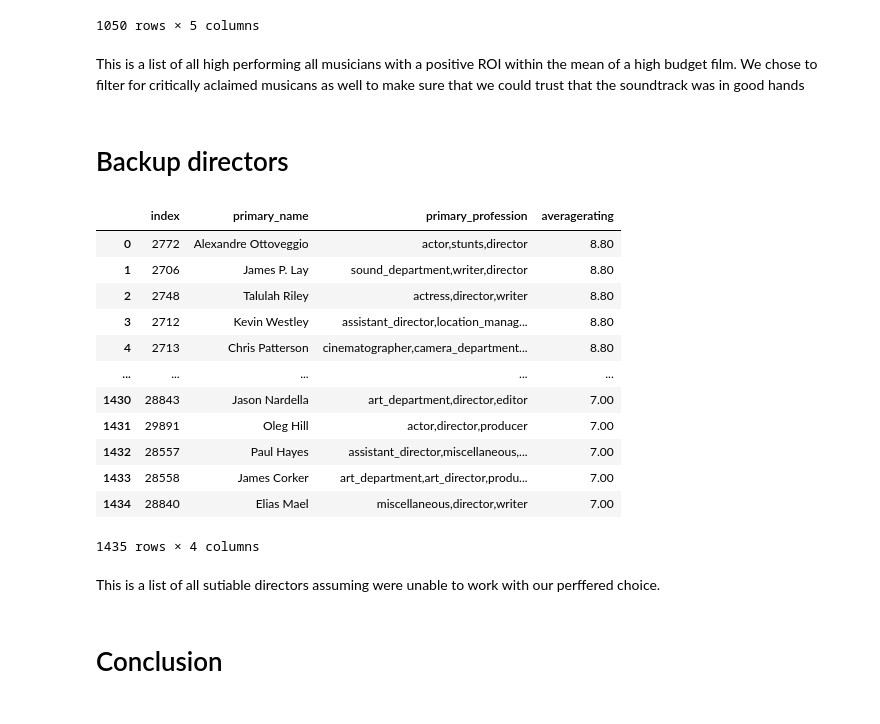
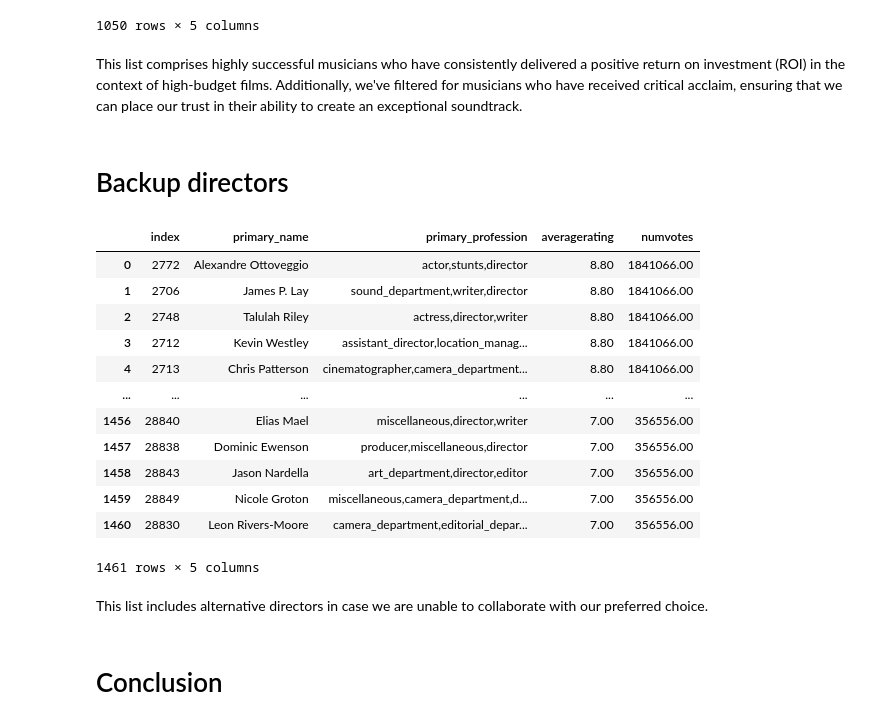
Before and after one commit to Psyluxxx/Movie-Studio-EDA, a Jupyter notebook: Franko/Analysis_of_Movie_Data.ipynb, the cells around one changed output. Drawn from its saved outputs; the diff is of its cells as text; code cells hidden in the pictures.

```diff
--- a/Franko/Analysis_of_Movie_Data.ipynb
+++ b/Franko/Analysis_of_Movie_Data.ipynb
@@ -176,0 +242,5 @@ This tells us a decent amount about what his films are capable of however its be
+# %%
+# Merging dataframes to check for ROI (David Fincher)
+d_fincher_films = budgets.merge(d_fincher_films)
+pd.set_option('display.float_format', '{:.2f}'.format)
+d_fincher_films.describe()
@@ -176,0 +265,5 @@ This tells us a decent amount about what his films are capable of however its be
+# %%
+# Merging dataframes to check for ROI (J.J Abrams)
+j_abrams_films = budgets.merge(j_abrams_films)
+pd.set_option('display.float_format', '{:.2f}'.format)
+j_abrams_films.describe()
@@ -367,55 +496,55 @@ chosen_artists[chosen_artists['averagerating'] >= 7]
 | 660 | Jimmy Buffett | soundtrack,actor,producer | 6.67 | 7.00 | 539338.00 |
 1050 rows × 5 columns
 # %% [markdown]
-This is a list of all high performing all musicians with a positive ROI within the mean of a high budget film. We chose to filter for critically aclaimed musicans as well to make sure that we could trust that the soundtrack was in good hands
+This list comprises highly successful musicians who have consistently delivered a positive return on investment (ROI) in the context of high-budget films. Additionally, we've filtered for musicians who have received critical acclaim, ensuring that we can place our trust in their ability to create an exceptional soundtrack.
 # %% [markdown]
 # Backup directors
 # %%
 # Merge two DataFrames 'merged_df' and 'people_and_movies_df' using an outer join
 relevant_people_and_movies = pd.merge(merged_df, people_and_movies_df, how='outer', left_on='movie', right_on='original_title')
 
 # Drop columns we don't need
-relevant_people_and_movies = relevant_people_and_movies.drop(['release_date', 'numvotes',
+relevant_people_and_movies = relevant_people_and_movies.drop(['release_date',
   'runtime_minutes', 'original_title', 'genre'], axis=1)
 
 # Sort the DataFrame by 'averagerating' in descending order (changed from 'ROI')
 relevant_people_and_movies = relevant_people_and_movies.sort_values(by='averagerating', ascending=False)
 
 # Drop rows with missing 'primary_profession' values
 relevant_people_and_movies = relevant_people_and_movies.dropna(subset=['primary_profession'])
 
 # Filter the DataFrame based on primary profession (director)
 chosen_directors = relevant_people_and_movies[relevant_people_and_movies['primary_profession'].str.contains('director')]
 
 # Select relevant columns
-chosen_directors = chosen_directors[['primary_name', 'primary_profession', 'averagerating']]
+chosen_directors = chosen_directors[['primary_name', 'primary_profession', 'averagerating', 'numvotes']]
 
 # Drop duplicate rows, if any
 chosen_directors = chosen_directors.drop_duplicates()
 
 # Sort by 'averagerating' in descending order (optional)
 chosen_directors = chosen_directors.sort_values(by='averagerating', ascending=False)
 
 # Filtering for above 7 rating
 chosen_directors_filtered = chosen_directors[chosen_directors['averagerating'] >= 7.0]
 
 # Display the directors with the highest ratings
 chosen_directors_filtered.dropna().reset_index()
 # %% [output]
-|  | index | primary_name | primary_profession | averagerating |
-| 0 | 2772 | Alexandre Ottoveggio | actor,stunts,director | 8.80 |
-| 1 | 2706 | James P. Lay | sound_department,writer,director | 8.80 |
-| 2 | 2748 | Talulah Riley | actress,director,writer | 8.80 |
-| 3 | 2712 | Kevin Westley | assistant_director,location_manag... | 8.80 |
-| 4 | 2713 | Chris Patterson | cinematographer,camera_department... | 8.80 |
-| ... | ... | ... | ... | ... |
-| 1430 | 28843 | Jason Nardella | art_department,director,editor | 7.00 |
-| 1431 | 29891 | Oleg Hill | actor,director,producer | 7.00 |
-| 1432 | 28557 | Paul Hayes | assistant_director,miscellaneous,... | 7.00 |
-| 1433 | 28558 | James Corker | art_department,art_director,produ... | 7.00 |
-| 1434 | 28840 | Elias Mael | miscellaneous,director,writer | 7.00 |
+|  | index | primary_name | primary_profession | averagerating | numvotes |
+| 0 | 2772 | Alexandre Ottoveggio | actor,stunts,director | 8.80 | 1841066.00 |
+| 1 | 2706 | James P. Lay | sound_department,writer,director | 8.80 | 1841066.00 |
+| 2 | 2748 | Talulah Riley | actress,director,writer | 8.80 | 1841066.00 |
+| 3 | 2712 | Kevin Westley | assistant_director,location_manag... | 8.80 | 1841066.00 |
+| 4 | 2713 | Chris Patterson | cinematographer,camera_department... | 8.80 | 1841066.00 |
+| ... | ... | ... | ... | ... | ... |
+| 1456 | 28840 | Elias Mael | miscellaneous,director,writer | 7.00 | 356556.00 |
+| 1457 | 28838 | Dominic Ewenson | producer,miscellaneous,director | 7.00 | 356556.00 |
+| 1458 | 28843 | Jason Nardella | art_department,director,editor | 7.00 | 356556.00 |
+| 1459 | 28849 | Nicole Groton | miscellaneous,camera_department,d... | 7.00 | 356556.00 |
+| 1460 | 28830 | Leon Rivers-Moore | camera_department,editorial_depar... | 7.00 | 356556.00 |
-1435 rows × 4 columns
+1461 rows × 5 columns
 # %% [markdown]
-This is a list of all sutiable directors assuming were unable to work with our perffered choice.
+This list includes alternative directors in case we are unable to collaborate with our preferred choice.
 # %% [markdown]
 # Conclusion
```
Also changed, not shown: parts of 31 cells of this notebook.
